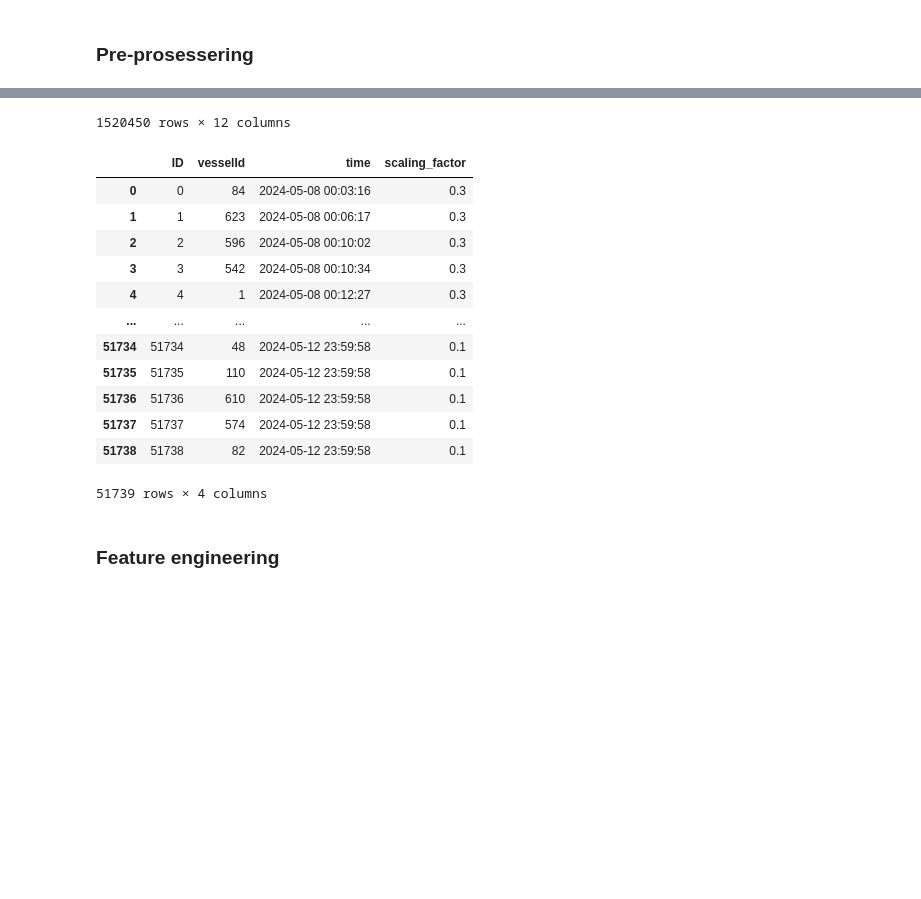
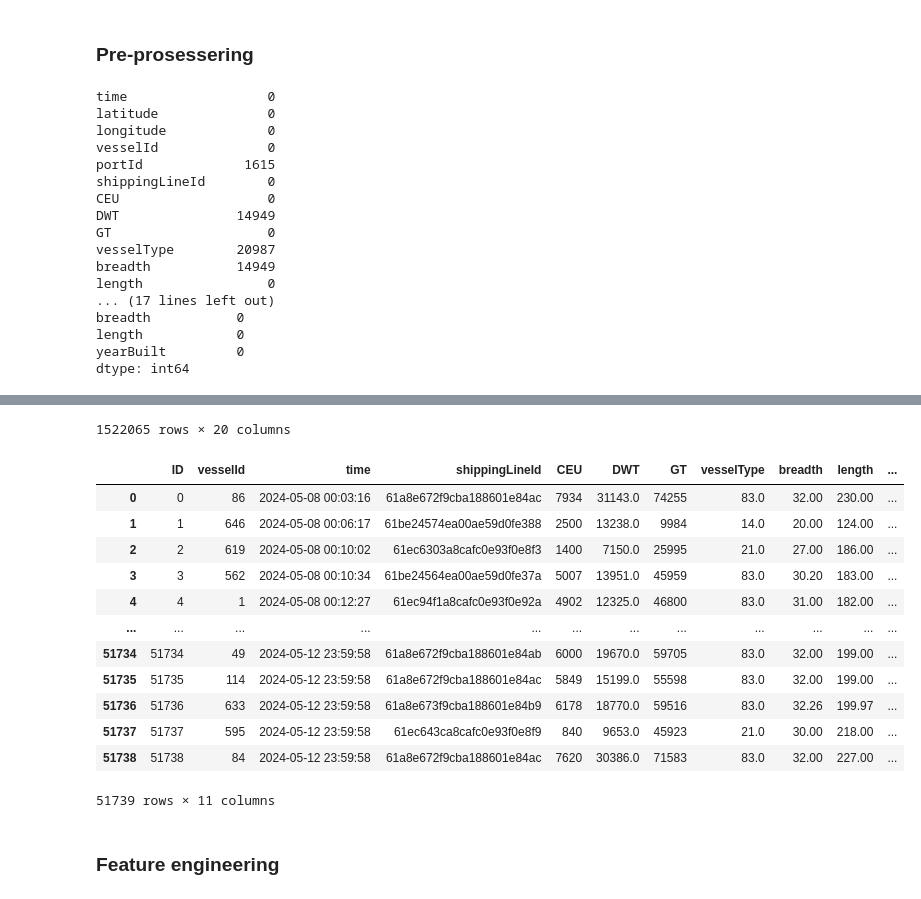
Before and after one commit to andrejvi/AIS-Vessel-Position-Prediction-ML, a Jupyter notebook: Main copy.ipynb, the cells around one changed output, grey strips where cells are left out. Drawn from its saved outputs; the diff is of its cells as text; code cells hidden in the pictures; blank space fills up the shorter version.

```diff
--- a/Main copy.ipynb
+++ b/Main copy.ipynb
@@ -27,9 +27,23 @@ vessels_df = pd.read_csv('data/vessels.csv', sep='|')
 # rename longitude and latitude in ports
 ports_df = ports_df.rename(columns={'longitude': 'port_longitude', 'latitude': 'port_latitude'})
 
+# merge vessel and train data
+train_df = pd.merge(train_df, vessels_df, on='vesselId', how='left')
+test_df = pd.merge(test_df, vessels_df, on='vesselId', how='left')
+
+# Drop columns that are not useful |"NT"|"depth"|"draft"|"enginePower"|"freshWater"|"fuel"|"homePort"|"maxHeight"|"maxSpeed"|"maxWidth"|"rampCapacity"|
+train_df = train_df.drop(['NT', 'depth', 'draft', 'enginePower', 'freshWater', 'fuel', 'homePort', 'maxHeight', 'maxSpeed', 'maxWidth', 'rampCapacity'], axis=1)
+test_df = test_df.drop(['scaling_factor','NT', 'depth', 'draft', 'enginePower', 'freshWater', 'fuel', 'homePort', 'maxHeight', 'maxSpeed', 'maxWidth', 'rampCapacity'], axis=1)
+
+# Fill missing values in test data
+test_df['DWT'] = test_df['DWT'].fillna(test_df['DWT'].mean())
+test_df['vesselType'] = test_df['vesselType'].fillna(test_df['vesselType'].mode()[0])
+test_df['breadth'] = test_df['breadth'].fillna(test_df['breadth'].mean())
+
 #vessel0 = train_df['vesselId'][0]
 original_train_df = train_df.copy(deep = True)
 original_test_df = test_df.copy(deep = True)
 
 display(train_df.head())
+display(test_df.head())
 # %% [output]
@@ -42,16 +62,15 @@ display(train_df.head())
 # %% [markdown]
 ### Pre-prosessering
 # %%
-train_df = pd.read_csv('data/ais_train.csv', sep='|')
-test_df = pd.read_csv('data/ais_test.csv')
-
 # Drop columns that are not in the test data
 train_df = train_df.drop(columns=['cog', 'sog', 'rot', 'heading', 'etaRaw', 'navstat'])
 
 # Label encode the vesselId
-le = LabelEncoder()
-train_df['vesselId'] = le.fit_transform(train_df['vesselId'])
-test_df['vesselId'] = le.transform(test_df['vesselId'])
+le_vesselId = LabelEncoder()
+le_vesselId.fit(pd.concat([train_df['vesselId'], vessels_df['vesselId']]))
+train_df['vesselId'] = le_vesselId.transform(train_df['vesselId'])
+test_df['vesselId'] = le_vesselId.transform(test_df['vesselId'])
+vessels_df['vesselId'] = le_vesselId.transform(vessels_df['vesselId'])
 
 # Navstat 0 and 8 means the vessel is moving
 #train_df['Moored'] = train_df['navstat'].apply(lambda x: False if x in [0, 8] else True)
@@ -60,8 +79,13 @@ test_df['vesselId'] = le.transform(test_df['vesselId'])
 # merge port data with train data
 train_df = pd.merge(train_df, ports_df, how='left', left_on='portId', right_on='portId')
 
-# Remove nan
-train_df = train_df.dropna()
+# check nan values
+print(train_df.isna().sum())
+print(test_df.isna().sum())
+
+# Fill missing values in train data
+train_df['port_longitude'] = train_df['port_longitude'].fillna(train_df['port_longitude'].mean())
+train_df['port_latitude'] = train_df['port_latitude'].fillna(train_df['port_latitude'].mean())
 
 
 # Convert timestamps to datetime
@@ -71,3 +95,20 @@ test_df['time'] = pd.to_datetime(test_df['time'])
 display(train_df)
 display(test_df)
 # %% [output]
+time                  0
+latitude              0
+longitude             0
+vesselId              0
+portId             1615
+shippingLineId        0
+CEU                   0
+DWT               14949
+GT                    0
+vesselType        20987
+breadth           14949
+length                0
+... (17 lines left out)
+breadth           0
+length            0
+yearBuilt         0
+dtype: int64
@@ -86,17 +127,17 @@ display(test_df)
-1520450 rows × 12 columns
+1522065 rows × 20 columns
-|  | ID | vesselId | time | scaling_factor |
-| 0 | 0 | 84 | 2024-05-08 00:03:16 | 0.3 |
-| 1 | 1 | 623 | 2024-05-08 00:06:17 | 0.3 |
-| 2 | 2 | 596 | 2024-05-08 00:10:02 | 0.3 |
-| 3 | 3 | 542 | 2024-05-08 00:10:34 | 0.3 |
-| 4 | 4 | 1 | 2024-05-08 00:12:27 | 0.3 |
-| ... | ... | ... | ... | ... |
-| 51734 | 51734 | 48 | 2024-05-12 23:59:58 | 0.1 |
-| 51735 | 51735 | 110 | 2024-05-12 23:59:58 | 0.1 |
-| 51736 | 51736 | 610 | 2024-05-12 23:59:58 | 0.1 |
-| 51737 | 51737 | 574 | 2024-05-12 23:59:58 | 0.1 |
-| 51738 | 51738 | 82 | 2024-05-12 23:59:58 | 0.1 |
+|  | ID | vesselId | time | shippingLineId | CEU | DWT | GT | vesselType | breadth | length | ... |
+| 0 | 0 | 86 | 2024-05-08 00:03:16 | 61a8e672f9cba188601e84ac | 7934 | 31143.0 | 74255 | 83.0 | 32.00 | 230.00 | ... |
+| 1 | 1 | 646 | 2024-05-08 00:06:17 | 61be24574ea00ae59d0fe388 | 2500 | 13238.0 | 9984 | 14.0 | 20.00 | 124.00 | ... |
+| 2 | 2 | 619 | 2024-05-08 00:10:02 | 61ec6303a8cafc0e93f0e8f3 | 1400 | 7150.0 | 25995 | 21.0 | 27.00 | 186.00 | ... |
+| 3 | 3 | 562 | 2024-05-08 00:10:34 | 61be24564ea00ae59d0fe37a | 5007 | 13951.0 | 45959 | 83.0 | 30.20 | 183.00 | ... |
+| 4 | 4 | 1 | 2024-05-08 00:12:27 | 61ec94f1a8cafc0e93f0e92a | 4902 | 12325.0 | 46800 | 83.0 | 31.00 | 182.00 | ... |
+| ... | ... | ... | ... | ... | ... | ... | ... | ... | ... | ... | ... |
+| 51734 | 51734 | 49 | 2024-05-12 23:59:58 | 61a8e672f9cba188601e84ab | 6000 | 19670.0 | 59705 | 83.0 | 32.00 | 199.00 | ... |
+| 51735 | 51735 | 114 | 2024-05-12 23:59:58 | 61a8e672f9cba188601e84ac | 5849 | 15199.0 | 55598 | 83.0 | 32.00 | 199.00 | ... |
+| 51736 | 51736 | 633 | 2024-05-12 23:59:58 | 61a8e673f9cba188601e84b9 | 6178 | 18770.0 | 59516 | 83.0 | 32.26 | 199.97 | ... |
+| 51737 | 51737 | 595 | 2024-05-12 23:59:58 | 61ec643ca8cafc0e93f0e8f9 | 840 | 9653.0 | 45923 | 21.0 | 30.00 | 218.00 | ... |
+| 51738 | 51738 | 84 | 2024-05-12 23:59:58 | 61a8e672f9cba188601e84ac | 7620 | 30386.0 | 71583 | 83.0 | 32.00 | 227.00 | ... |
-51739 rows × 4 columns
+51739 rows × 11 columns
 # %% [markdown]
 ### Feature engineering
 # %%
```
Also changed, not shown: parts of 15 cells of this notebook, 3 other files.
